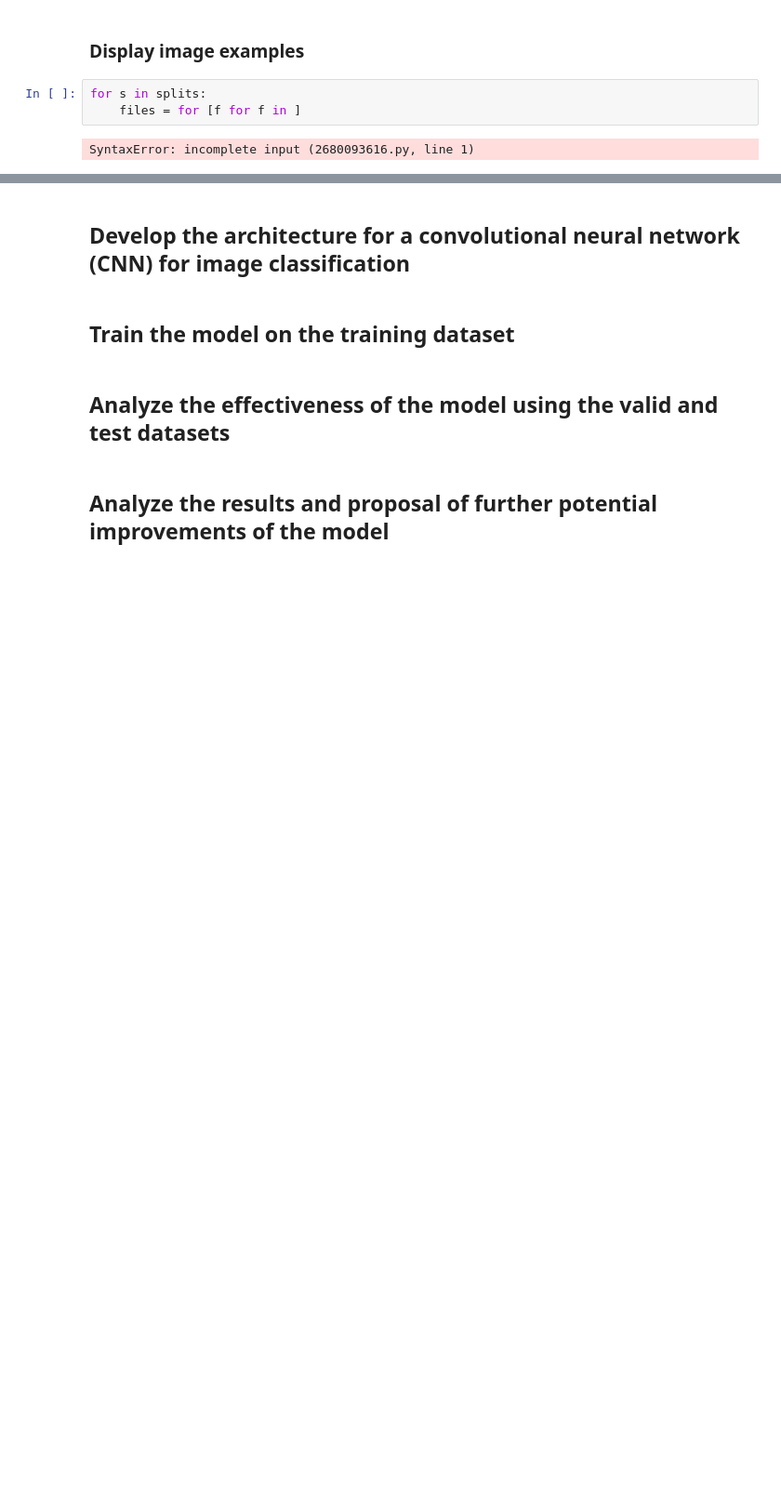
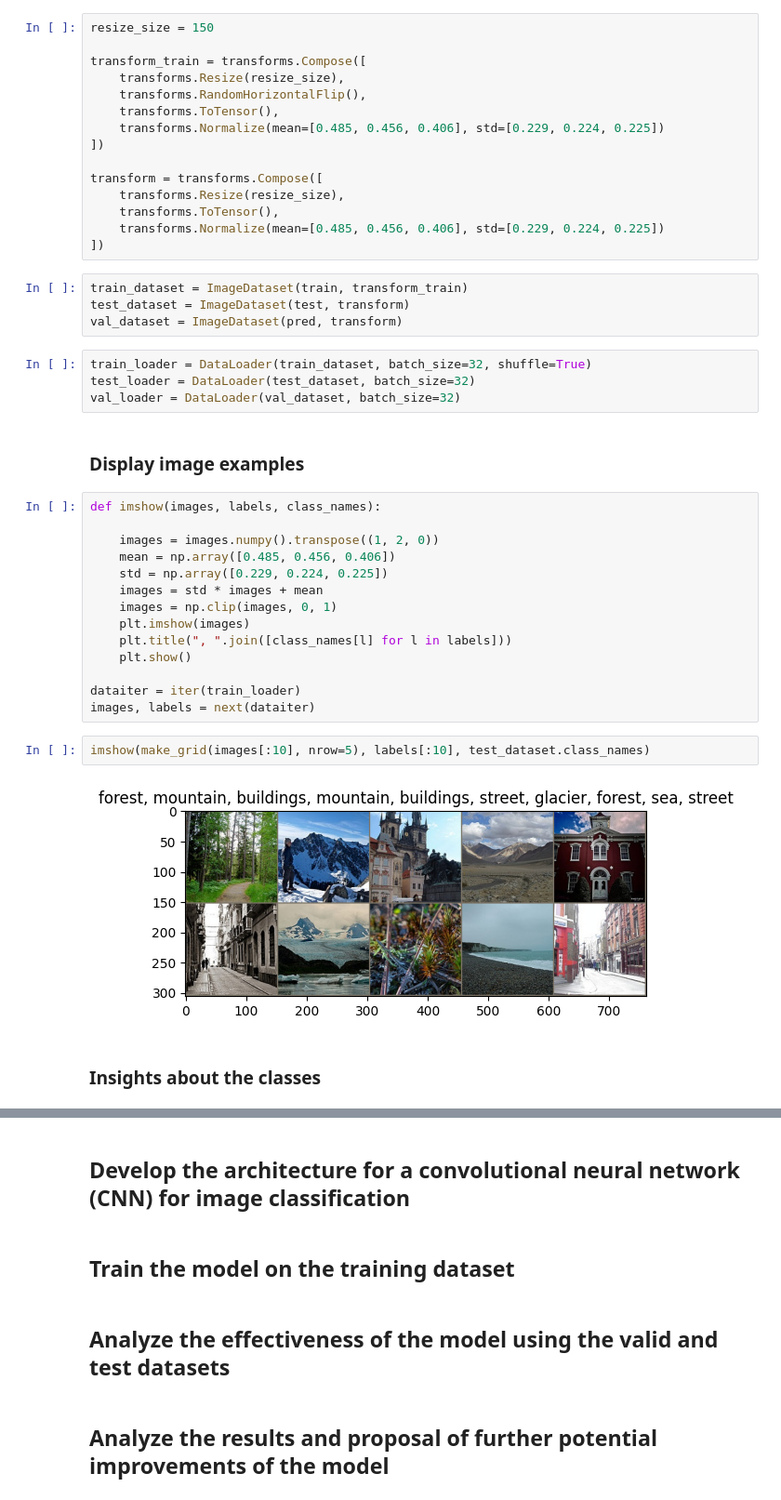
Before and after one commit to AndriyBabiy/goit_deep-learning, a Jupyter notebook: 02_Image_Classification.ipynb, the cells around one changed output, grey strips where cells are left out. Shown: that part at 93% size. Drawn from its saved outputs; the diff is of its cells as text; blank space fills up the shorter version.

```diff
--- a/02_Image_Classification.ipynb
+++ b/02_Image_Classification.ipynb
@@ -19,7 +79,45 @@ train = '/kaggle/input/intel-image-classification/seg_train'
+# %%
+resize_size = 150
+
+transform_train = transforms.Compose([
+    transforms.Resize(resize_size),
+    transforms.RandomHorizontalFlip(),
+    transforms.ToTensor(),
+    transforms.Normalize(mean=[0.485, 0.456, 0.406], std=[0.229, 0.224, 0.225])
+])
+
+transform = transforms.Compose([
+    transforms.Resize(resize_size),
+    transforms.ToTensor(),
+    transforms.Normalize(mean=[0.485, 0.456, 0.406], std=[0.229, 0.224, 0.225])
+])
+# %%
+train_dataset = ImageDataset(train, transform_train)
+test_dataset = ImageDataset(test, transform)
+val_dataset = ImageDataset(pred, transform)
+# %%
+train_loader = DataLoader(train_dataset, batch_size=32, shuffle=True)
+test_loader = DataLoader(test_dataset, batch_size=32)
+val_loader = DataLoader(val_dataset, batch_size=32)
 # %% [markdown]
 ### Display image examples
-# %%
-for s in splits:
-    files = for [f for f in ]
-# %% [output]
-SyntaxError: incomplete input (2680093616.py, line 1)
+# %%
+def imshow(images, labels, class_names):
+
+    images = images.numpy().transpose((1, 2, 0))
+    mean = np.array([0.485, 0.456, 0.406])
+    std = np.array([0.229, 0.224, 0.225])
+    images = std * images + mean
+    images = np.clip(images, 0, 1)
+    plt.imshow(images)
+    plt.title(", ".join([class_names[l] for l in labels]))
+    plt.show()
+
+dataiter = iter(train_loader)
+images, labels = next(dataiter)
+# %%
+imshow(make_grid(images[:10], nrow=5), labels[:10], test_dataset.class_names)
+# %% [output]
+[figure, added]
+# %% [markdown]
+### Insights about the classes
```
Also changed, not shown: parts of 7 cells of this notebook.
